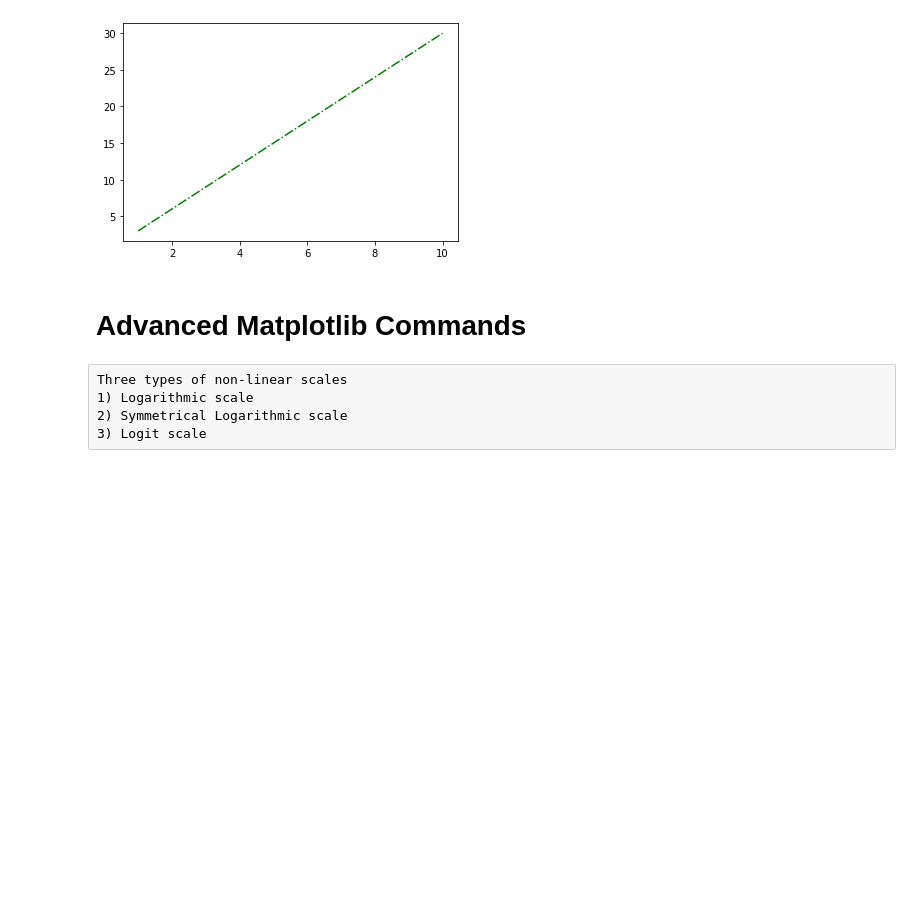
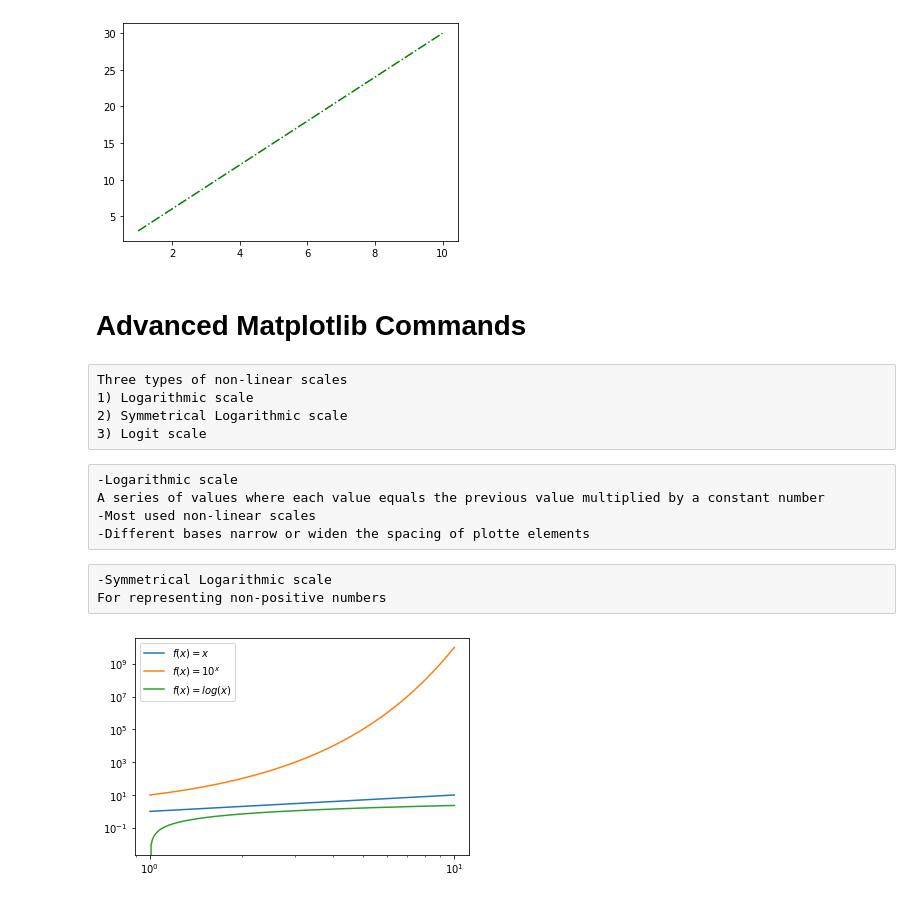
Before and after one commit to umar7860/numpy-linkedIn-course, a Jupyter notebook: NumPy Course Part 2/AdvancePlotsAndStyling.ipynb, the cells around one changed output. Cells and saved outputs as stored; diff of their text form; code cells hidden in the pictures; blank space fills up the shorter version.

```diff
--- a/NumPy Course Part 2/AdvancePlotsAndStyling.ipynb
+++ b/NumPy Course Part 2/AdvancePlotsAndStyling.ipynb
@@ -61,0 +59,19 @@ A series of values where each value equals the previous value mult
+# %% [raw]
+-Logarithmic scale
+A series of values where each value equals the previous value multiplied by a constant number
+-Most used non-linear scales
+-Different bases narrow or widen the spacing of plotte elements
+# %% [raw]
+-Symmetrical Logarithmic scale
+For representing non-positive numbers
+# %%
+x = np.linspace (1,10,1024)
+plt.xscale('log')
+plt.yscale('log')
+plt.plot(x,x,label = '$f(x)=x$')
+plt.plot(x,10**x,label = '$f(x)=10^x$')
+plt.plot(x,np.log(x),label = '$f(x)=log(x)$')
+plt.legend()
+plt.show()
+# %% [output]
+[figure, added]
```
Also changed, not shown: parts of 4 cells of this notebook.
